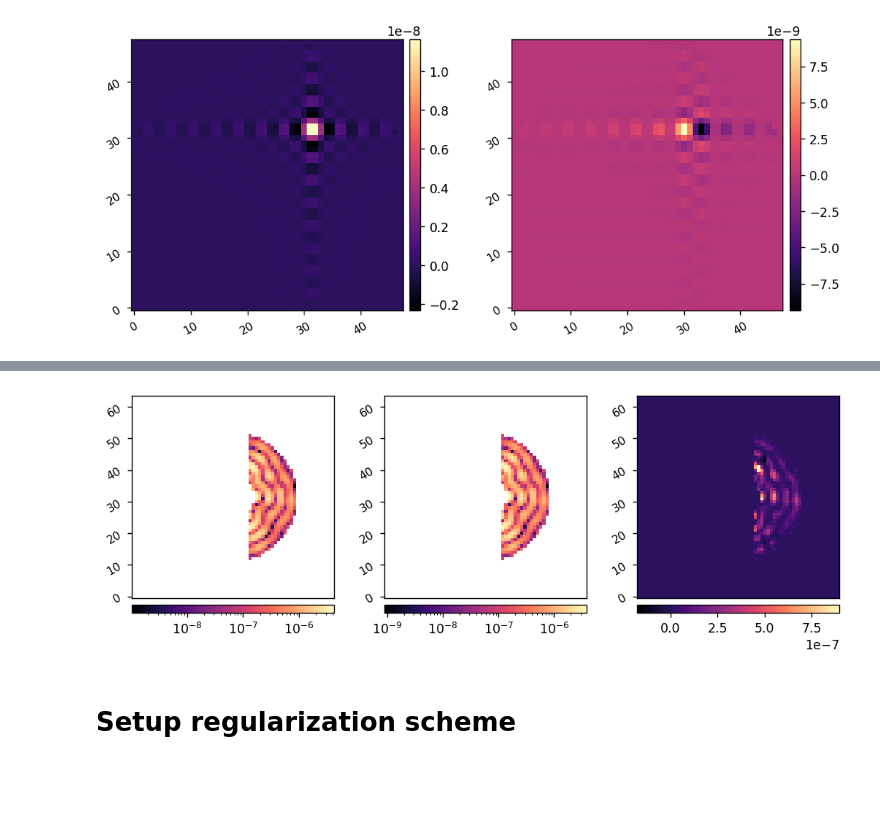
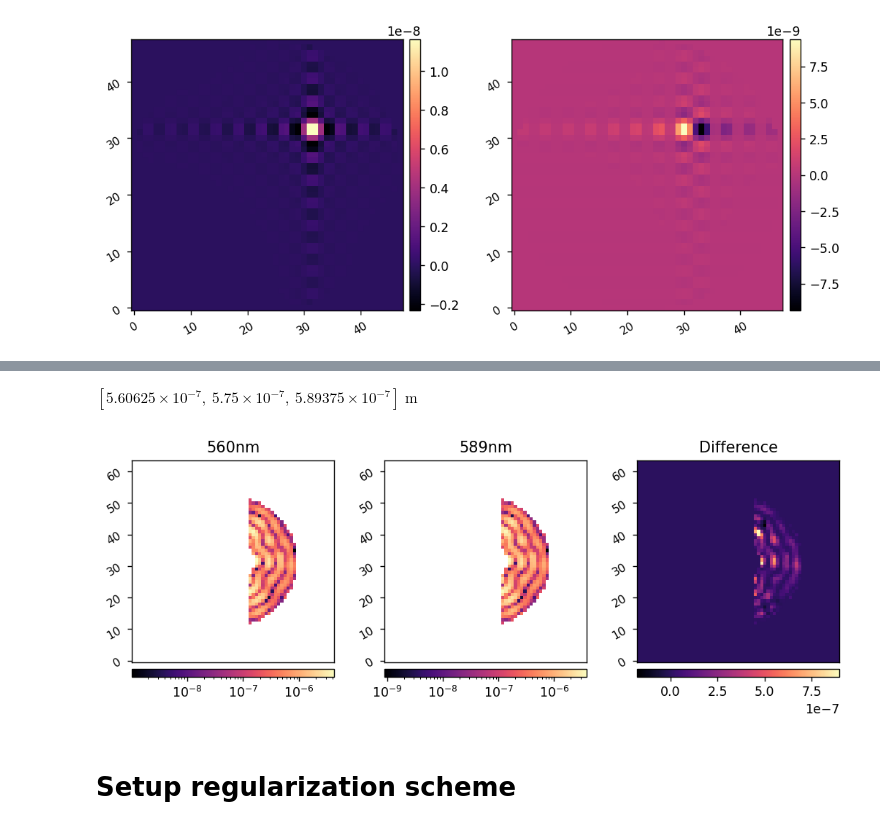
Before and after one commit to kian1377/roman-cgi-iefc, a Jupyter notebook: efc_pwp_1dm_hlc_broadband.ipynb, the cells around one changed output, grey strips where cells are left out. Cells and saved outputs as stored; diff of their text form; code cells hidden in the pictures; blank space fills up the shorter version.

```diff
--- a/efc_pwp_1dm_hlc_broadband.ipynb
+++ b/efc_pwp_1dm_hlc_broadband.ipynb
@@ -166,8 +166,8 @@ Generating probe with amplitude=1.438e-08, radius=12.0, phase=1.571, offset=(8.0
 reload(pwp)
 
 sys.reset_dms()
-E_est = pwp.run_pwp_broad(sys, wavelengths, probes, dh_mask, use='j', jacobian=jac/2, use_noise=False, display=True)
-# E_est = pwp.run_pwp_broad(sys, wavelengths, probes, dh_mask, use='m', model=sys, use_noise=False, display=True)
+E_est = pwp.run_pwp_broad(sys, wavelengths, probes, dh_mask, use='j', jacobian=jac/2, rcond=1e-2, display=True)
+# E_est = pwp.run_pwp_broad(sys, wavelengths, probes, dh_mask, use='m', model=sys, rcond=1e-14, display=True)
 
 I_est = (np.abs(E_est)**2).sum(axis=0)/nwaves
 diff = abs(ref_psf*dh_mask - I_est)
@@ -196,8 +190,13 @@ H.shape (2616, 872)
+# %%
+wavelengths
+# %% [output]
+$[5.60625 \times 10^{-7},~5.75 \times 10^{-7},~5.89375 \times 10^{-7}] \; \mathrm{m}$
 # %%
 misc.myimshow3(np.abs(E_est[0])**2, np.abs(E_est[1])**2, np.abs(E_est[0])**2-np.abs(E_est[2])**2,
+               '560nm', '589nm', 'Difference',
                lognorm1=True, lognorm2=True)
 # %% [output]
-[figure, old version]
+[figure, new version]
 # %% [markdown]
 # Setup regularization scheme
 # %%
```
Also changed, not shown: parts of 2 cells of this notebook, 17 other files.
